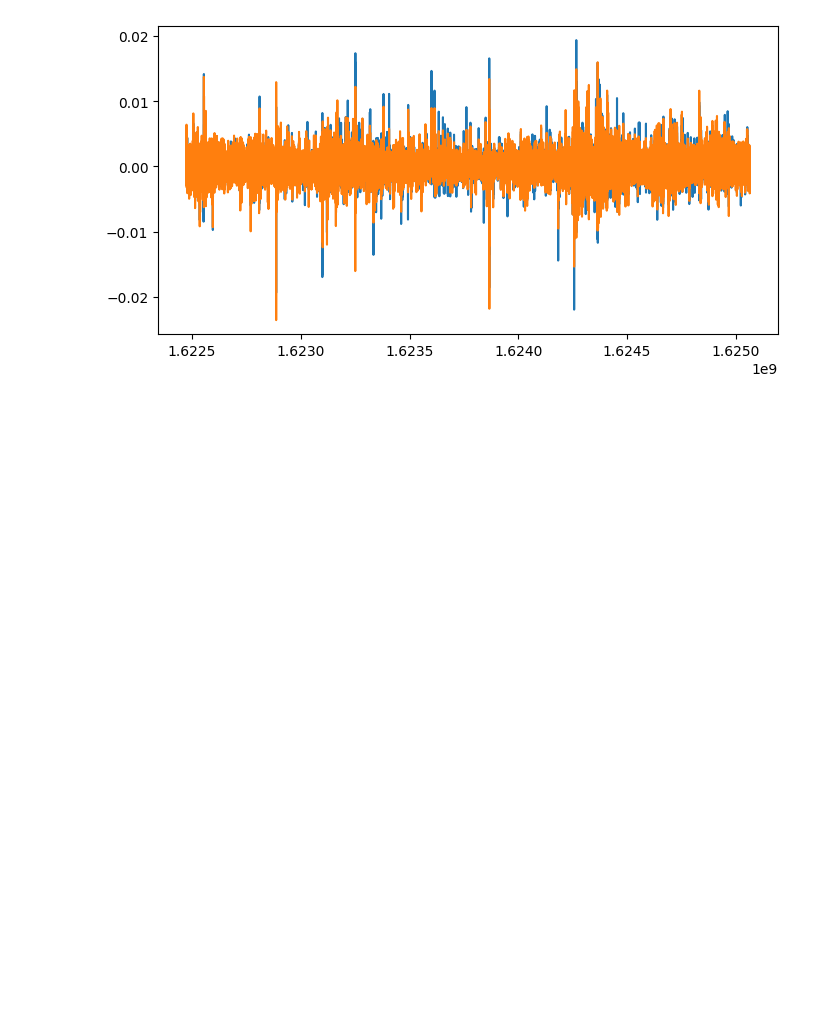
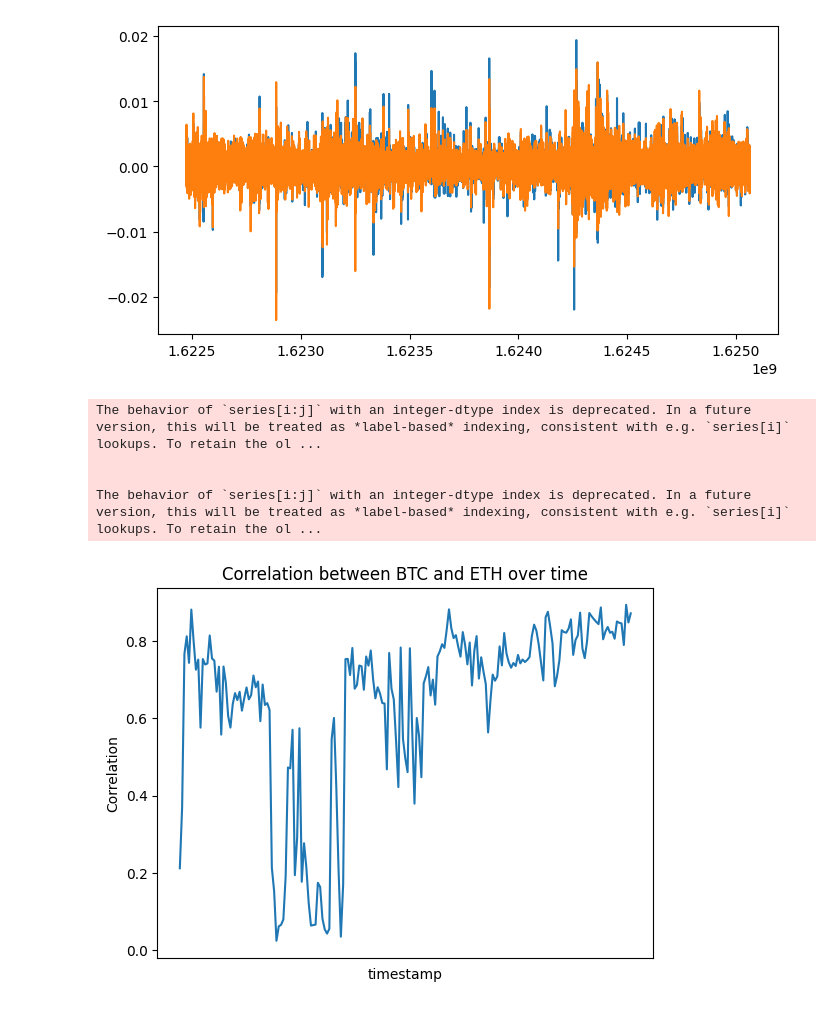
Before and after one commit to aki-0517/jupyter-practice, a Jupyter notebook: g-research/p1/Untitled-1.ipynb, the cells around one changed output. Cells and saved outputs as stored; diff of their text form; code cells hidden in the pictures; blank space fills up the shorter version.

Commit message:
check correlation

```diff
--- a/g-research/p1/Untitled-1.ipynb
+++ b/g-research/p1/Untitled-1.ipynb
@@ -188,3 +188,23 @@ The behavior of `series[i:j]` with an integer-dtype index is deprecated. In a fu
 
 The behavior of `series[i:j]` with an integer-dtype index is deprecated. In a future version, this will be treated as *label-based* indexing, consistent with e.g. `series[i]` lookups. To retain the ol ...
 [figure]
+# %%
+lret_btc_long = log_return(btc.Close)[1:]
+lret_eth_long = log_return(eth.Close)[1:]
+lret_btc_long.rename('lret_btc', inplace=True)
+lret_eth_long.rename('lret_eth', inplace=True)
+two_assets = pd.concat([lret_btc_long, lret_eth_long], axis=1)
+
+# group consecutive rows and use .corr() for correlation between columns
+corr_time = two_assets.groupby(two_assets.index//(10000*60)).corr().loc[:,"lret_btc"].loc[:,"lret_eth"]
+
+corr_time.plot();
+plt.xticks([])
+plt.ylabel("Correlation")
+plt.title("Correlation between BTC and ETH over time");
+# %% [output]
+The behavior of `series[i:j]` with an integer-dtype index is deprecated. In a future version, this will be treated as *label-based* indexing, consistent with e.g. `series[i]` lookups. To retain the ol ...
+
+
+The behavior of `series[i:j]` with an integer-dtype index is deprecated. In a future version, this will be treated as *label-based* indexing, consistent with e.g. `series[i]` lookups. To retain the ol ...
+[figure, added]
```
